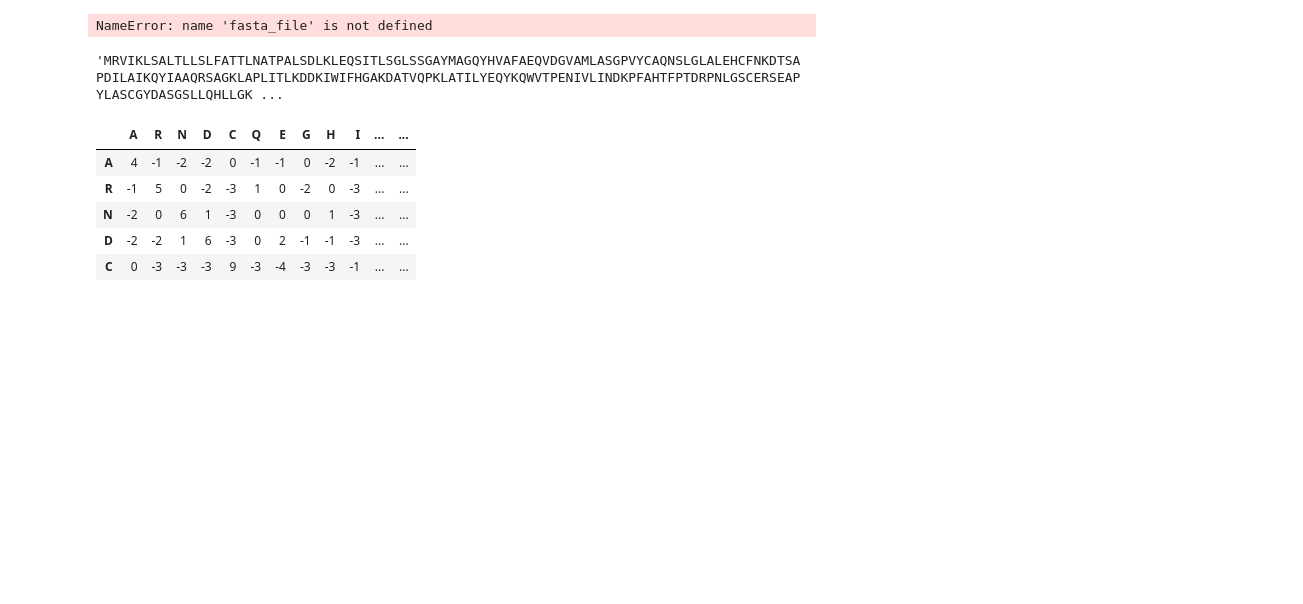
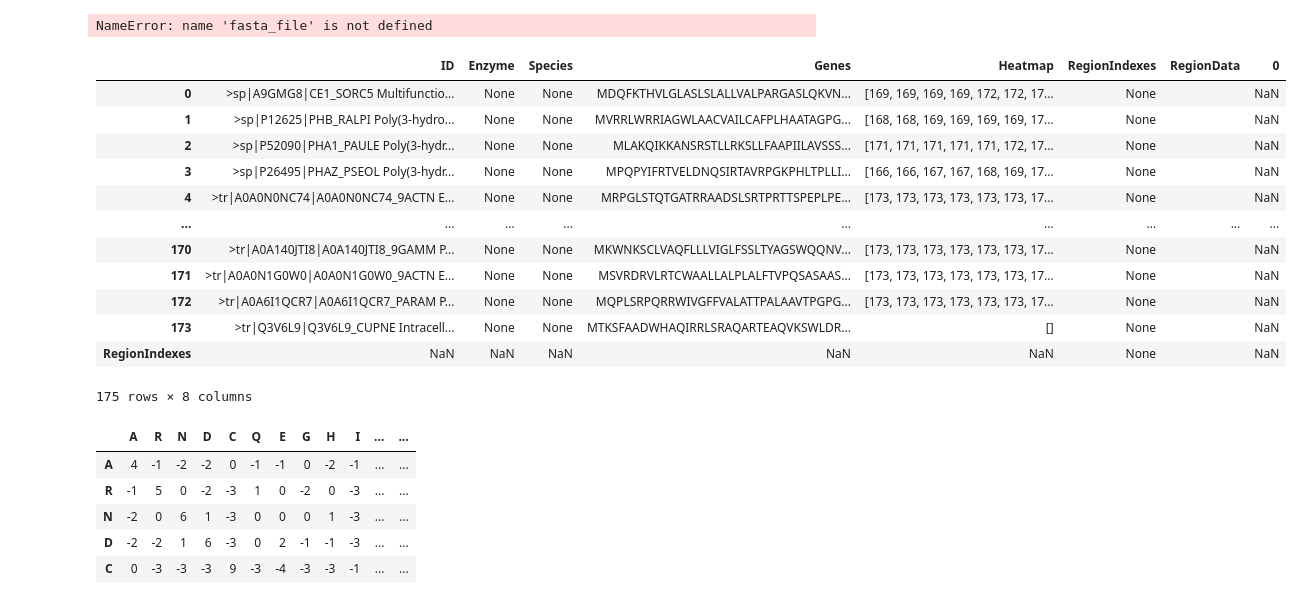
Before and after one commit to AugieDoebling/fall-2021-bioinformatics-plastics, a Jupyter notebook: BioInformatics_Group_Project_The_Plastics.ipynb, the cells around one changed output. Cells and saved outputs as stored; diff of their text form; code cells hidden in the pictures; blank space fills up the shorter version.

```diff
--- a/BioInformatics_Group_Project_The_Plastics.ipynb
+++ b/BioInformatics_Group_Project_The_Plastics.ipynb
@@ -61,8 +61,21 @@ data.head()
 NameError: name 'fasta_file' is not defined
 # %%
 data.iloc[0]['Genes']
+data
 # %% [output]
+|  | ID | Enzyme | Species | Genes | Heatmap | RegionIndexes | RegionData | 0 |
+| 0 | >sp|A9GMG8|CE1_SORC5 Multifunctio... | None | None | MDQFKTHVLGLASLSLALLVALPARGASLQKVN... | [169, 169, 169, 169, 172, 172, 17... | None |  | NaN |
+| 1 | >sp|P12625|PHB_RALPI Poly(3-hydro... | None | None | MVRRLWRRIAGWLAACVAILCAFPLHAATAGPG... | [168, 168, 169, 169, 169, 169, 17... | None |  | NaN |
+| 2 | >sp|P52090|PHA1_PAULE Poly(3-hydr... | None | None | MLAKQIKKANSRSTLLRKSLLFAAPIILAVSSS... | [171, 171, 171, 171, 171, 172, 17... | None |  | NaN |
+| 3 | >sp|P26495|PHAZ_PSEOL Poly(3-hydr... | None | None | MPQPYIFRTVELDNQSIRTAVRPGKPHLTPLLI... | [166, 166, 167, 167, 168, 169, 17... | None |  | NaN |
+| 4 | >tr|A0A0N0NC74|A0A0N0NC74_9ACTN E... | None | None | MRPGLSTQTGATRRAADSLSRTPRTTSPEPLPE... | [173, 173, 173, 173, 173, 173, 17... | None |  | NaN |
+| ... | ... | ... | ... | ... | ... | ... | ... | ... |
+| 170 | >tr|A0A140JTI8|A0A140JTI8_9GAMM P... | None | None | MKWNKSCLVAQFLLLVIGLFSSLTYAGSWQQNV... | [173, 173, 173, 173, 173, 173, 17... | None |  | NaN |
+| 171 | >tr|A0A0N1G0W0|A0A0N1G0W0_9ACTN E... | None | None | MSVRDRVLRTCWAALLALPLALFTVPQSASAAS... | [173, 173, 173, 173, 173, 173, 17... | None |  | NaN |
+| 172 | >tr|A0A6I1QCR7|A0A6I1QCR7_PARAM P... | None | None | MQPLSRPQRRWIVGFFVALATTPALAAVTPGPG... | [173, 173, 173, 173, 173, 173, 17... | None |  | NaN |
+| 173 | >tr|Q3V6L9|Q3V6L9_CUPNE Intracell... | None | None | MTKSFAADWHAQIRRLSRAQARTEAQVKSWLDR... | [] | None |  | NaN |
+| RegionIndexes | NaN | NaN | NaN | NaN | NaN | None |  | NaN |
-'MRVIKLSALTLLSLFATTLNATPALSDLKLEQSITLSGLSSGAYMAGQYHVAFAEQVDGVAMLASGPVYCAQNSLGLALEHCFNKDTSAPDILAIKQYIAAQRSAGKLAPLITLKDDKIWIFHGAKDATVQPKLATILYEQYKQWVTPENIVLINDKPFAHTFPTDRPNLGSCERSEAPYLASCGYDASGSLLQHLLGK ...
+175 rows × 8 columns
 # %%
 # load scoring matrix
 url = 'https://www.ncbi.nlm.nih.gov/Class/FieldGuide/BLOSUM62.txt'
```
Also changed, not shown: parts of 14 cells of this notebook.
